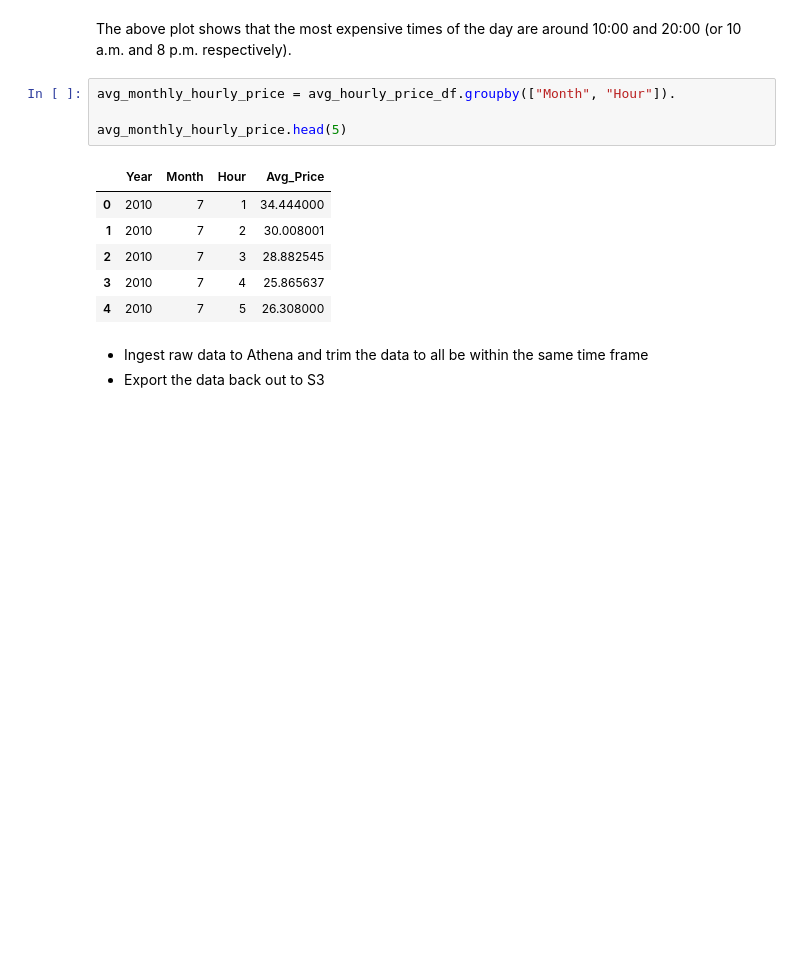
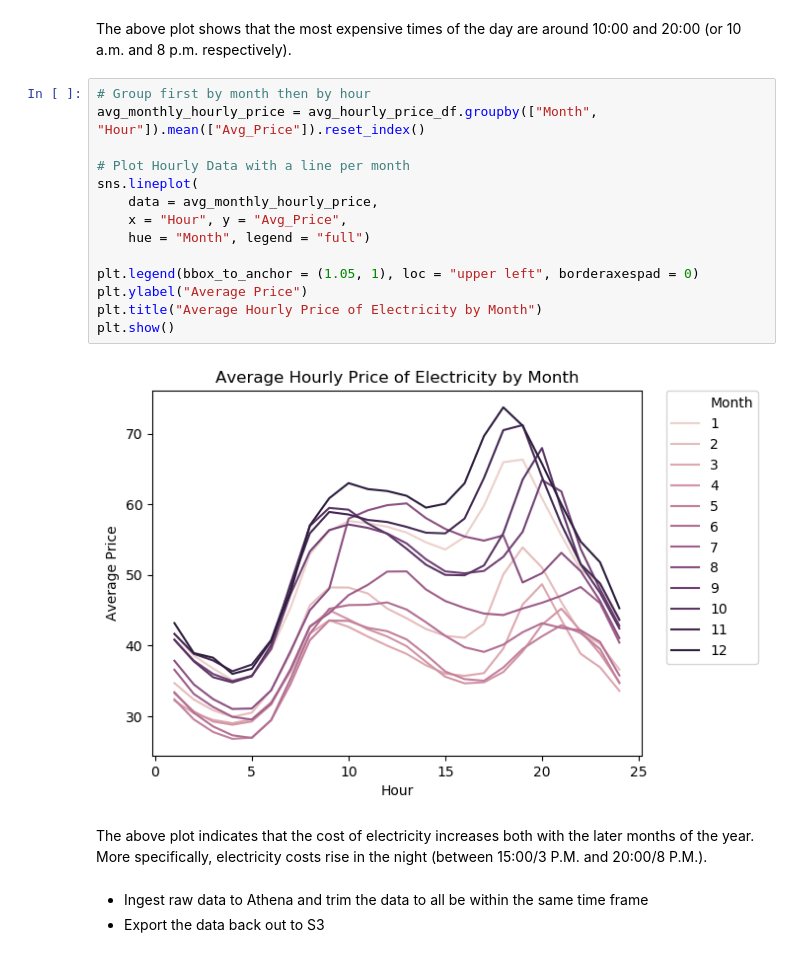
Before and after one commit to nlee98/ADS-508-AWS-Cloud-Computing, a Jupyter notebook: ADS-508_Final_Notebook.ipynb, the cells around one changed output. Cells and saved outputs as stored; diff of their text form; blank space fills up the shorter version.

```diff
--- a/ADS-508_Final_Notebook.ipynb
+++ b/ADS-508_Final_Notebook.ipynb
@@ -362,16 +362,23 @@ plt.show()
 # %% [markdown]
 The above plot shows that the most expensive times of the day are around 10:00 and 20:00 (or 10 a.m. and 8 p.m. respectively).
 # %%
-avg_monthly_hourly_price = avg_hourly_price_df.groupby(["Month", "Hour"]).
+# Group first by month then by hour
+avg_monthly_hourly_price = avg_hourly_price_df.groupby(["Month", "Hour"]).mean(["Avg_Price"]).reset_index()
 
-avg_monthly_hourly_price.head(5)
+# Plot Hourly Data with a line per month
+sns.lineplot(
+    data = avg_monthly_hourly_price,
+    x = "Hour", y = "Avg_Price",
+    hue = "Month", legend = "full")
+
+plt.legend(bbox_to_anchor = (1.05, 1), loc = "upper left", borderaxespad = 0)
+plt.ylabel("Average Price")
+plt.title("Average Hourly Price of Electricity by Month")
+plt.show()
 # %% [output]
-|  | Year | Month | Hour | Avg_Price |
-| 0 | 2010 | 7 | 1 | 34.444000 |
-| 1 | 2010 | 7 | 2 | 30.008001 |
-| 2 | 2010 | 7 | 3 | 28.882545 |
-| 3 | 2010 | 7 | 4 | 25.865637 |
-| 4 | 2010 | 7 | 5 | 26.308000 |
+[figure, added]
+# %% [markdown]
+The above plot indicates that the cost of electricity increases both with the later months of the year. More specifically, electricity costs rise in the night (between 15:00/3 P.M. and 20:00/8 P.M.).
 # %% [markdown]
 - Ingest raw data to Athena and trim the data to all be within the same time frame
 - Export the data back out to S3
```
